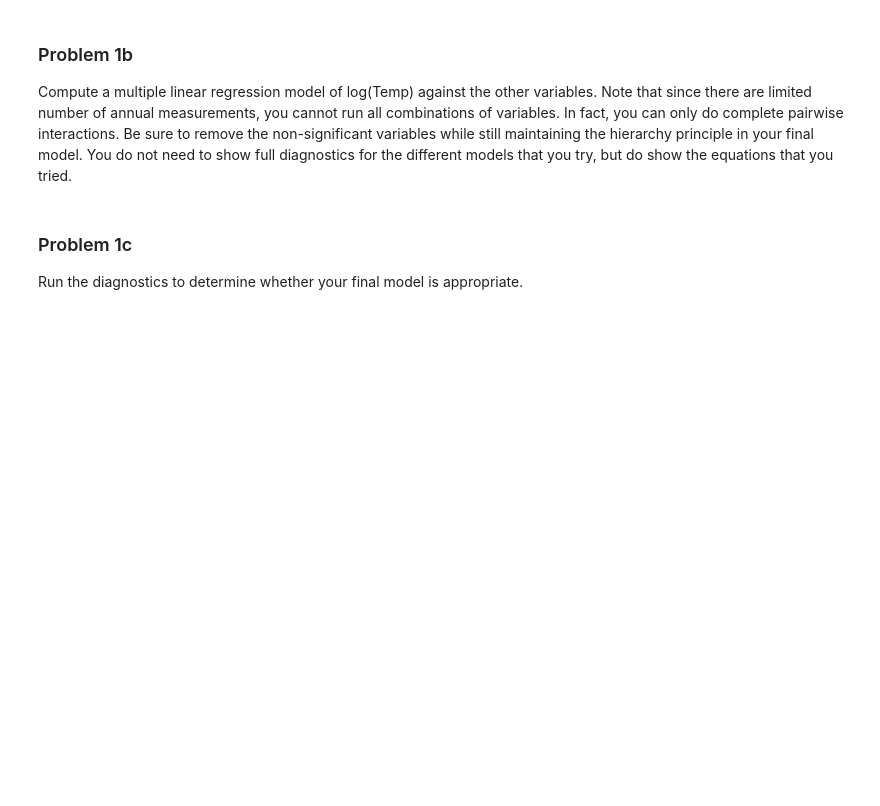
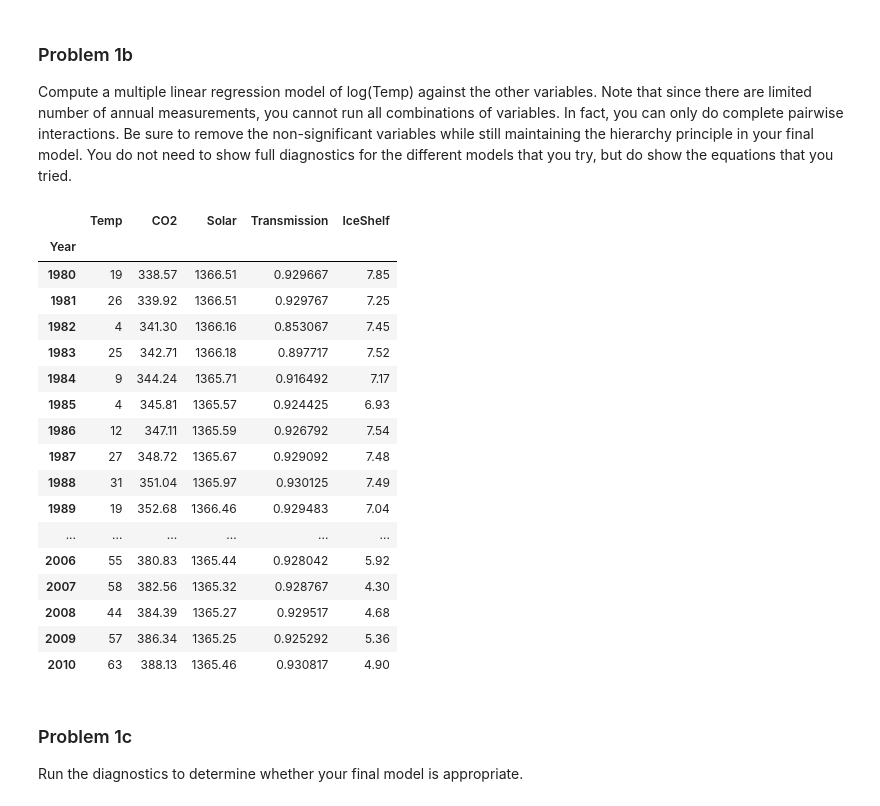
Before and after one commit to paulmattheww/Harvard-CS82-Advanced-ML, a Jupyter notebook: Assignments/HW3/HW3_2018_CSCIE82.ipynb, the cells around one changed output. Drawn from its saved outputs; the diff is of its cells as text; code cells hidden in the pictures; blank space fills up the shorter version.

```diff
--- a/Assignments/HW3/HW3_2018_CSCIE82.ipynb
+++ b/Assignments/HW3/HW3_2018_CSCIE82.ipynb
@@ -73,6 +88,27 @@ array([[<matplotlib.axes._subplots.AxesSubplot object at 0x...>,
 # %% [markdown]
 ### Problem 1b
 Compute a multiple linear regression model of log(Temp) against the other variables. Note that since there are limited number of annual measurements, you cannot run all combinations of variables. In fact, you can only do complete pairwise interactions. Be sure to remove the non-significant variables while still maintaining the hierarchy principle in your final model. You do not need to show full diagnostics for the different models that you try, but do show the equations that you tried.
+# %%
+gw
+# %% [output]
+|  | Temp | CO2 | Solar | Transmission | IceShelf |
+| Year |  |  |  |  |  |
+| 1980 | 19 | 338.57 | 1366.51 | 0.929667 | 7.85 |
+| 1981 | 26 | 339.92 | 1366.51 | 0.929767 | 7.25 |
+| 1982 | 4 | 341.30 | 1366.16 | 0.853067 | 7.45 |
+| 1983 | 25 | 342.71 | 1366.18 | 0.897717 | 7.52 |
+| 1984 | 9 | 344.24 | 1365.71 | 0.916492 | 7.17 |
+| 1985 | 4 | 345.81 | 1365.57 | 0.924425 | 6.93 |
+| 1986 | 12 | 347.11 | 1365.59 | 0.926792 | 7.54 |
+| 1987 | 27 | 348.72 | 1365.67 | 0.929092 | 7.48 |
+| 1988 | 31 | 351.04 | 1365.97 | 0.930125 | 7.49 |
+| 1989 | 19 | 352.68 | 1366.46 | 0.929483 | 7.04 |
+| ... | ... | ... | ... | ... | ... |
+| 2006 | 55 | 380.83 | 1365.44 | 0.928042 | 5.92 |
+| 2007 | 58 | 382.56 | 1365.32 | 0.928767 | 4.30 |
+| 2008 | 44 | 384.39 | 1365.27 | 0.929517 | 4.68 |
+| 2009 | 57 | 386.34 | 1365.25 | 0.925292 | 5.36 |
+| 2010 | 63 | 388.13 | 1365.46 | 0.930817 | 4.90 |
 # %% [markdown]
 ### Problem 1c
 Run the diagnostics to determine whether your final model is appropriate.
```
Also changed, not shown: parts of 2 cells of this notebook.
